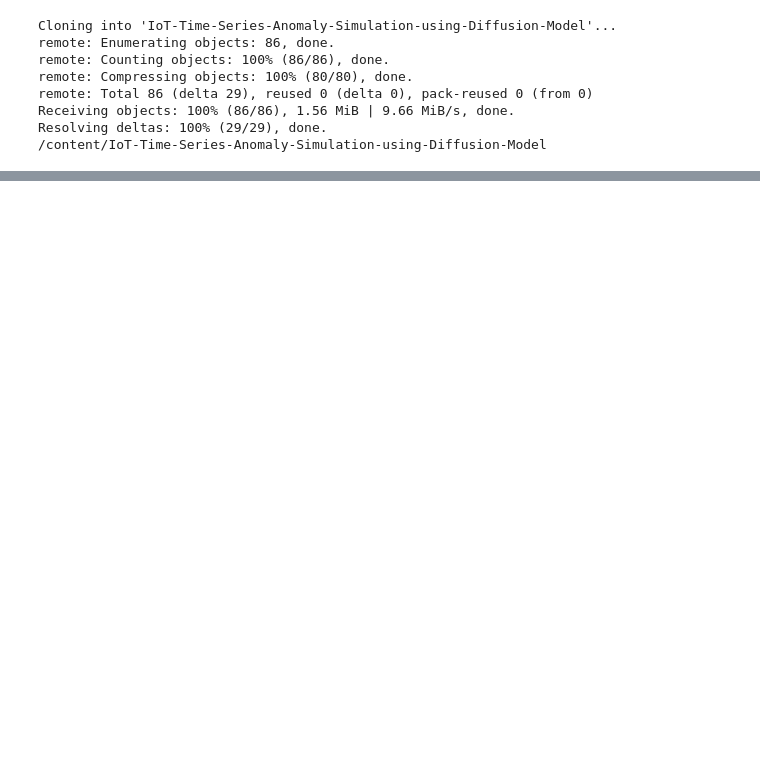
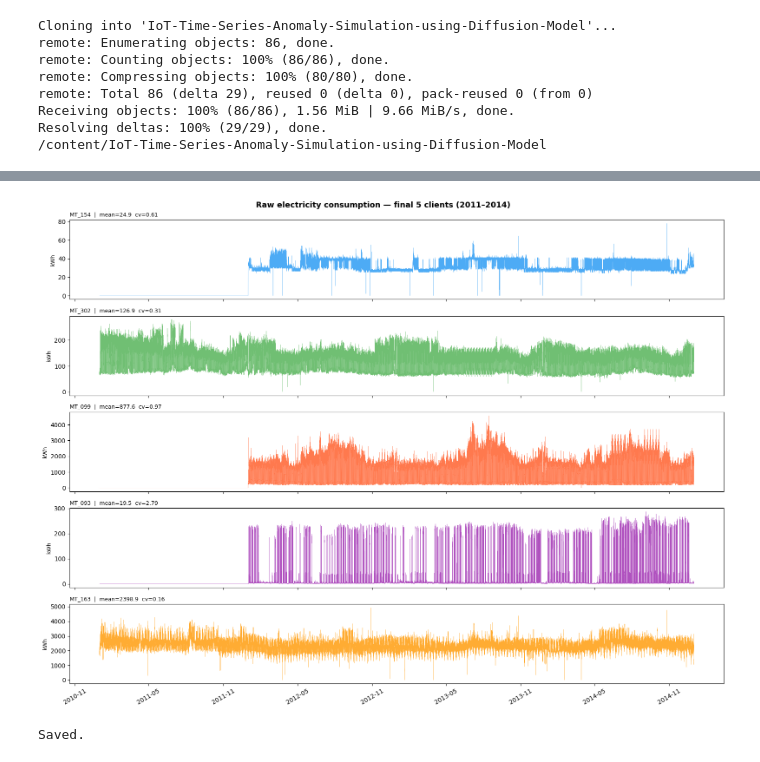
Before and after one commit to Madhura-55/IoT-Time-Series-Anomaly-Simulation-using-Diffusion-Model, a Jupyter notebook: notebooks/01_Stage1.ipynb, the cells around one changed output, grey strips where cells are left out. Saved outputs shown, nothing was run; the diff lists cells and outputs as text; code cells hidden in the pictures; blank space fills up the shorter version.

```diff
--- a/notebooks/01_Stage1.ipynb
+++ b/notebooks/01_Stage1.ipynb
@@ -23,0 +165,11 @@ Resolving deltas: 100% (29/29), done.
+# %%
+cv_sorted     = client_stats['cv'].drop('MT_003').sort_values(ascending=False)
+next_volatile = cv_sorted.index[0]
+
+SELECTED = ['MT_154', 'MT_302', 'MT_099', next_volatile, 'MT_163']
+df_work  = df_clean[SELECTED].copy()
+
+print(f"Replaced MT_003 with : {next_volatile}  cv={cv_sorted.iloc[0]:.2f}")
+print(f"Final selected       : {SELECTED}")
+print(f"\nStats:")
+print(client_stats.loc[SELECTED].round(2))
@@ -23,0 +187,23 @@ Resolving deltas: 100% (29/29), done.
+# %%
+fig, axes = plt.subplots(5, 1, figsize=(16, 12), sharex=True)
+fig.suptitle('Raw electricity consumption — final 5 clients (2011–2014)',
+             fontsize=13, fontweight='bold')
+
+for i, (client, ax) in enumerate(zip(SELECTED, axes)):
+    ax.plot(df_work.index, df_work[client],
+            color=colors[i], linewidth=0.3, alpha=0.8)
+    ax.set_ylabel('kWh', fontsize=9)
+    ax.set_title(f'{client}  |  mean={client_stats.loc[client,"mean"]:.1f}  '
+                 f'cv={client_stats.loc[client,"cv"]:.2f}',
+                 fontsize=9, loc='left')
+
+axes[-1].xaxis.set_major_formatter(mdates.DateFormatter('%Y-%m'))
+axes[-1].xaxis.set_major_locator(mdates.MonthLocator(interval=6))
+plt.xticks(rotation=30)
+plt.tight_layout()
+plt.savefig('outputs/figures/01_raw_overview.png', dpi=150, bbox_inches='tight')
+plt.show()
+print("Saved.")
+# %% [output]
+[figure, added]
+Saved.
```
Also changed, not shown: parts of 21 cells of this notebook.
